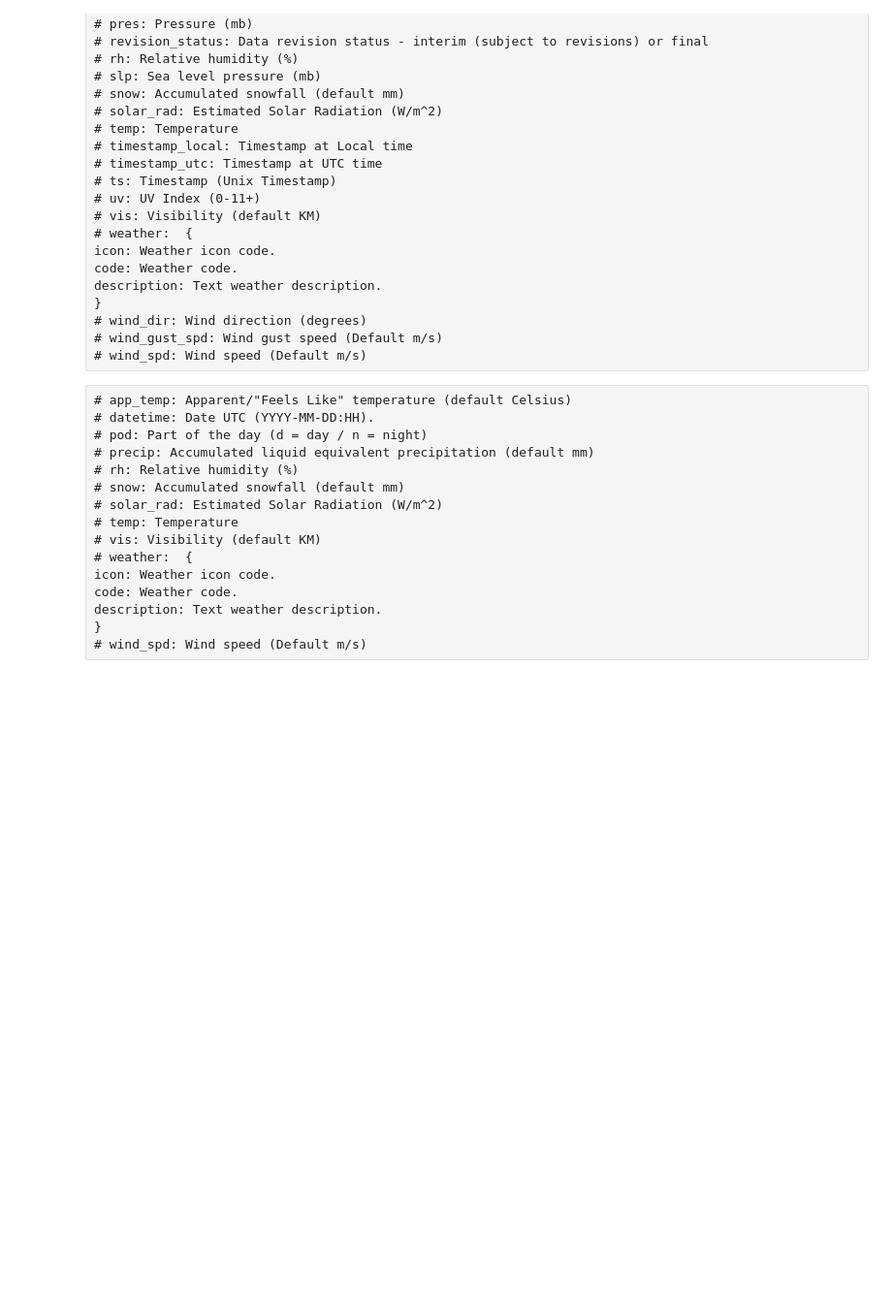
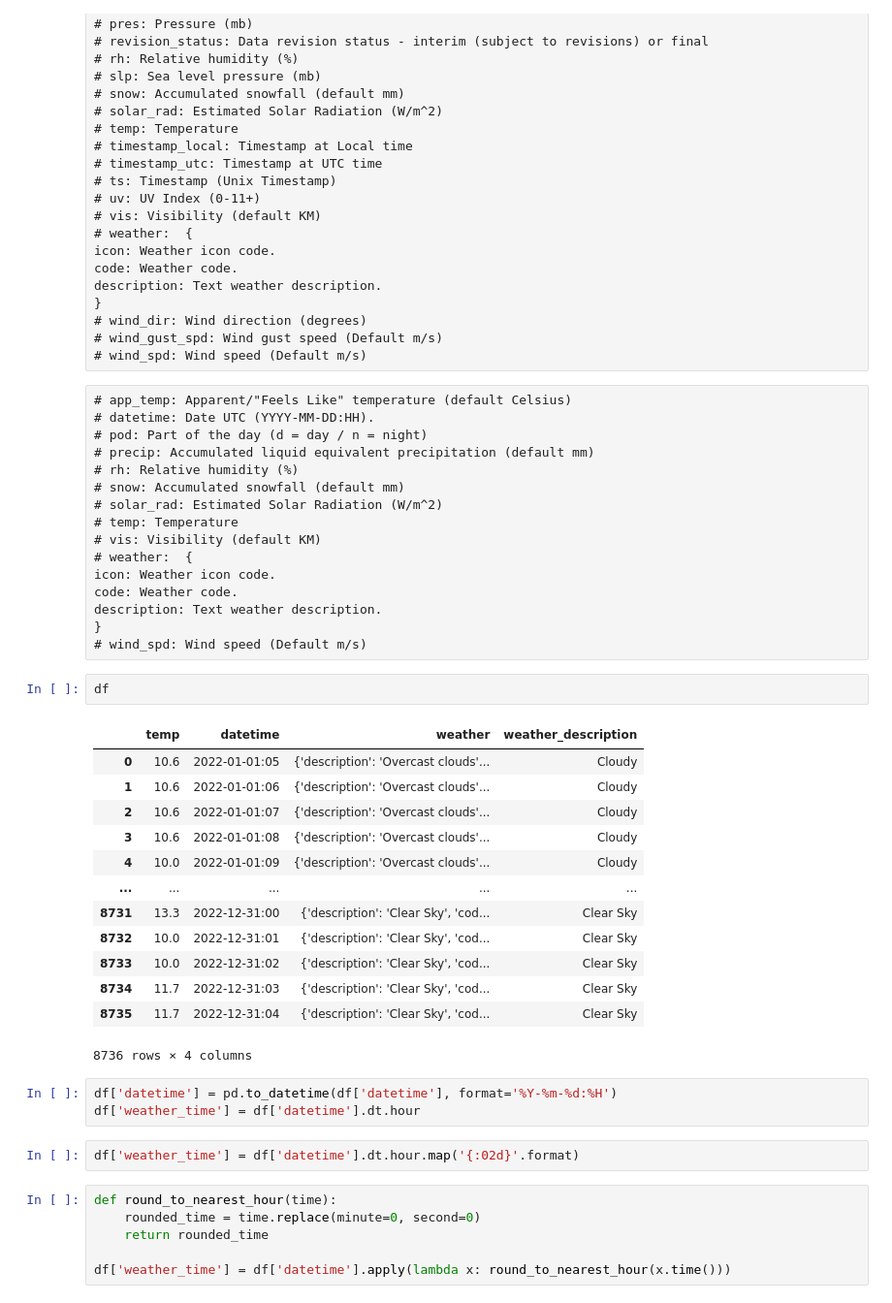
Before and after one commit to Saoirse555/BusynessNYCGroup8, a Jupyter notebook: weather_process.ipynb, the cells around one changed output. Shown at 97% size. Cells and saved outputs as stored; diff of their text form; blank space fills up the shorter version.

```diff
--- a/weather_process.ipynb
+++ b/weather_process.ipynb
@@ -226,3 +239,30 @@ code: Weather code.
 description: Text weather description.
 }
 # wind_spd: Wind speed (Default m/s)
+# %%
+df
+# %% [output]
+|  | temp | datetime | weather | weather_description |
+| 0 | 10.6 | 2022-01-01:05 | {'description': 'Overcast clouds'... | Cloudy |
+| 1 | 10.6 | 2022-01-01:06 | {'description': 'Overcast clouds'... | Cloudy |
+| 2 | 10.6 | 2022-01-01:07 | {'description': 'Overcast clouds'... | Cloudy |
+| 3 | 10.6 | 2022-01-01:08 | {'description': 'Overcast clouds'... | Cloudy |
+| 4 | 10.0 | 2022-01-01:09 | {'description': 'Overcast clouds'... | Cloudy |
+| ... | ... | ... | ... | ... |
+| 8731 | 13.3 | 2022-12-31:00 | {'description': 'Clear Sky', 'cod... | Clear Sky |
+| 8732 | 10.0 | 2022-12-31:01 | {'description': 'Clear Sky', 'cod... | Clear Sky |
+| 8733 | 10.0 | 2022-12-31:02 | {'description': 'Clear Sky', 'cod... | Clear Sky |
+| 8734 | 11.7 | 2022-12-31:03 | {'description': 'Clear Sky', 'cod... | Clear Sky |
+| 8735 | 11.7 | 2022-12-31:04 | {'description': 'Clear Sky', 'cod... | Clear Sky |
+8736 rows × 4 columns
+# %%
+df['datetime'] = pd.to_datetime(df['datetime'], format='%Y-%m-%d:%H')
+df['weather_time'] = df['datetime'].dt.hour
+# %%
+df['weather_time'] = df['datetime'].dt.hour.map('{:02d}'.format)
+# %%
+def round_to_nearest_hour(time):
+    rounded_time = time.replace(minute=0, second=0)
+    return rounded_time
+
+df['weather_time'] = df['datetime'].apply(lambda x: round_to_nearest_hour(x.time()))
```
Also changed, not shown: parts of 7 cells of this notebook.
